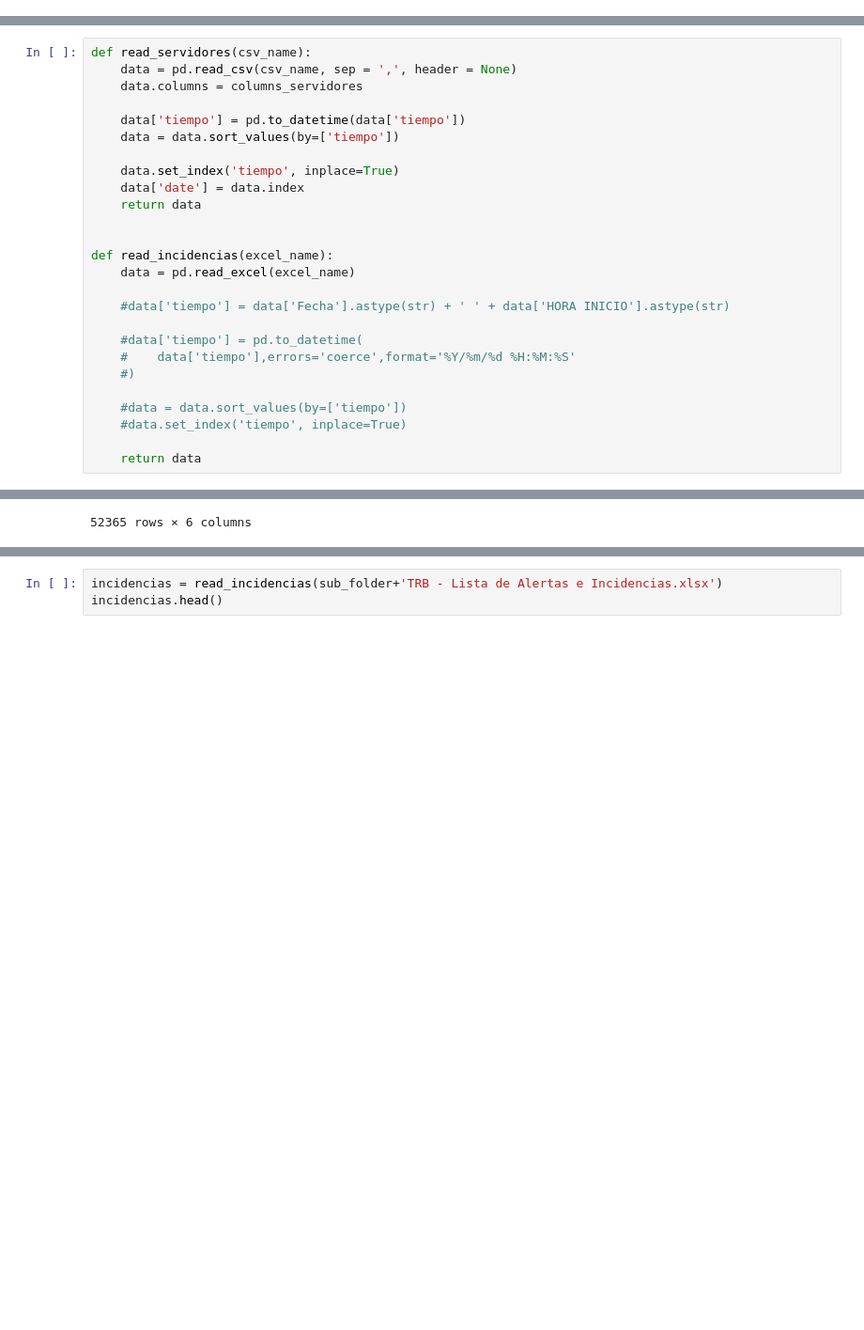
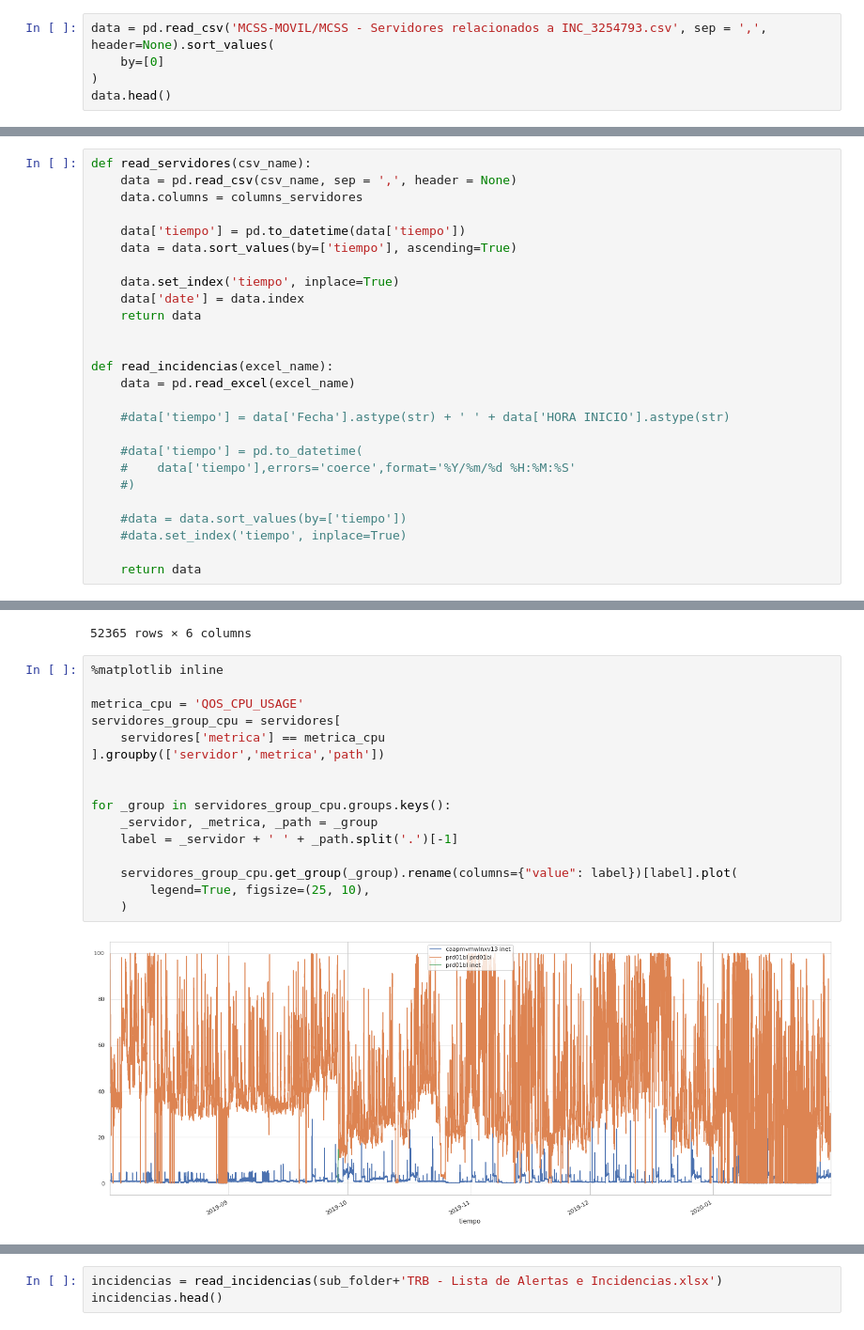
Before and after one commit to JoseJaita/Movistar-POC, a Jupyter notebook: TRB.ipynb, the cells around one changed output, grey strips where cells are left out. Shown: that part at 94% size. Saved outputs shown, nothing was run; the diff lists cells and outputs as text; blank space fills up the shorter version.

```diff
--- a/TRB.ipynb
+++ b/TRB.ipynb
@@ -29,3 +29,8 @@ np.random.seed(SEED)
 rn.seed(SEED)
 
 sub_folder = 'data/Aplicativo TRB/'
+# %%
+data = pd.read_csv('MCSS-MOVIL/MCSS - Servidores relacionados a INC_3254793.csv', sep = ',', header=None).sort_values(
+    by=[0]
+)
+data.head()
@@ -37,7 +58,7 @@ def read_servidores(csv_name):
     data.columns = columns_servidores
 
     data['tiempo'] = pd.to_datetime(data['tiempo'])
-    data = data.sort_values(by=['tiempo'])
+    data = data.sort_values(by=['tiempo'], ascending=True)
 
     data.set_index('tiempo', inplace=True)
     data['date'] = data.index
@@ -131,3 +152,21 @@ servidores[
 | 2020-01-30 15:31:56 | caapmvmwlnxv13 | caapmvmwlnxv13.lnx.gp.inet | QOS_CPU_USAGE | 3.70 | 5.0 | 2020-01-30 15:31:56 |
 | 2020-01-30 15:36:56 | caapmvmwlnxv13 | caapmvmwlnxv13.lnx.gp.inet | QOS_CPU_USAGE | 3.67 | 5.0 | 2020-01-30 15:36:56 |
 52365 rows × 6 columns
+# %%
+%matplotlib inline
+
+metrica_cpu = 'QOS_CPU_USAGE'
+servidores_group_cpu = servidores[
+    servidores['metrica'] == metrica_cpu
+].groupby(['servidor','metrica','path'])
+
+
+for _group in servidores_group_cpu.groups.keys():
+    _servidor, _metrica, _path = _group
+    label = _servidor + ' ' + _path.split('.')[-1]
+
+    servidores_group_cpu.get_group(_group).rename(columns={"value": label})[label].plot(
+        legend=True, figsize=(25, 10),
+    )
+# %% [output]
+[figure, added]
```
Also changed, not shown: parts of 6 cells of this notebook, 2 other files.
